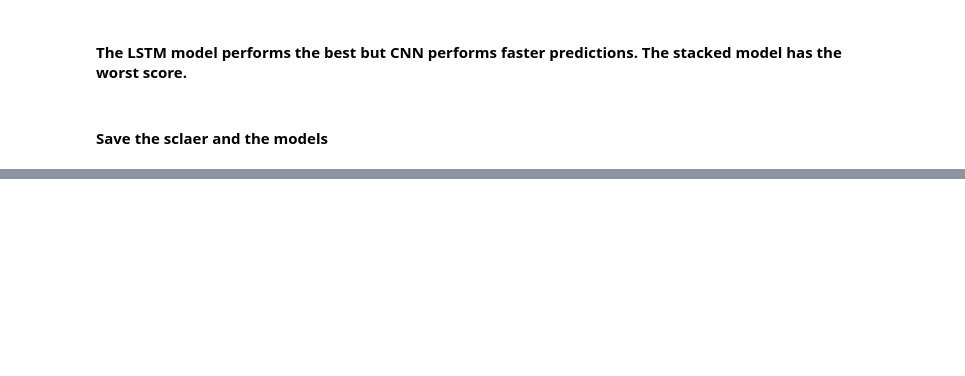
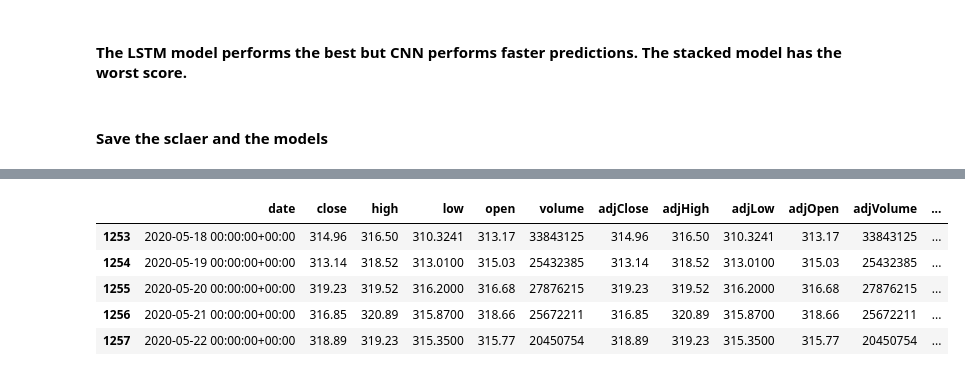
Before and after one commit to gagansingh894/Stocks-Forecasting-Using-Deep-Learning-and-Time-Series-Models-Web-Application, a Jupyter notebook: Analysis/Analysis.ipynb, the cells around one changed output, grey strips where cells are left out. Cells and saved outputs as stored; diff of their text form; code cells hidden in the pictures; blank space fills up the shorter version.

```diff
--- a/Analysis/Analysis.ipynb
+++ b/Analysis/Analysis.ipynb
@@ -399,0 +446,9 @@ model_cnn_lstm.save('model_tesla_cnn_lstm.h5')
+# %%
+apple_df.tail()
+# %% [output]
+|  | date | close | high | low | open | volume | adjClose | adjHigh | adjLow | adjOpen | adjVolume | ... |
+| 1253 | 2020-05-18 00:00:00+00:00 | 314.96 | 316.50 | 310.3241 | 313.17 | 33843125 | 314.96 | 316.50 | 310.3241 | 313.17 | 33843125 | ... |
+| 1254 | 2020-05-19 00:00:00+00:00 | 313.14 | 318.52 | 313.0100 | 315.03 | 25432385 | 313.14 | 318.52 | 313.0100 | 315.03 | 25432385 | ... |
+| 1255 | 2020-05-20 00:00:00+00:00 | 319.23 | 319.52 | 316.2000 | 316.68 | 27876215 | 319.23 | 319.52 | 316.2000 | 316.68 | 27876215 | ... |
+| 1256 | 2020-05-21 00:00:00+00:00 | 316.85 | 320.89 | 315.8700 | 318.66 | 25672211 | 316.85 | 320.89 | 315.8700 | 318.66 | 25672211 | ... |
+| 1257 | 2020-05-22 00:00:00+00:00 | 318.89 | 319.23 | 315.3500 | 315.77 | 20450754 | 318.89 | 319.23 | 315.3500 | 315.77 | 20450754 | ... |
```
Also changed, not shown: parts of 49 cells of this notebook, 7 other files.
